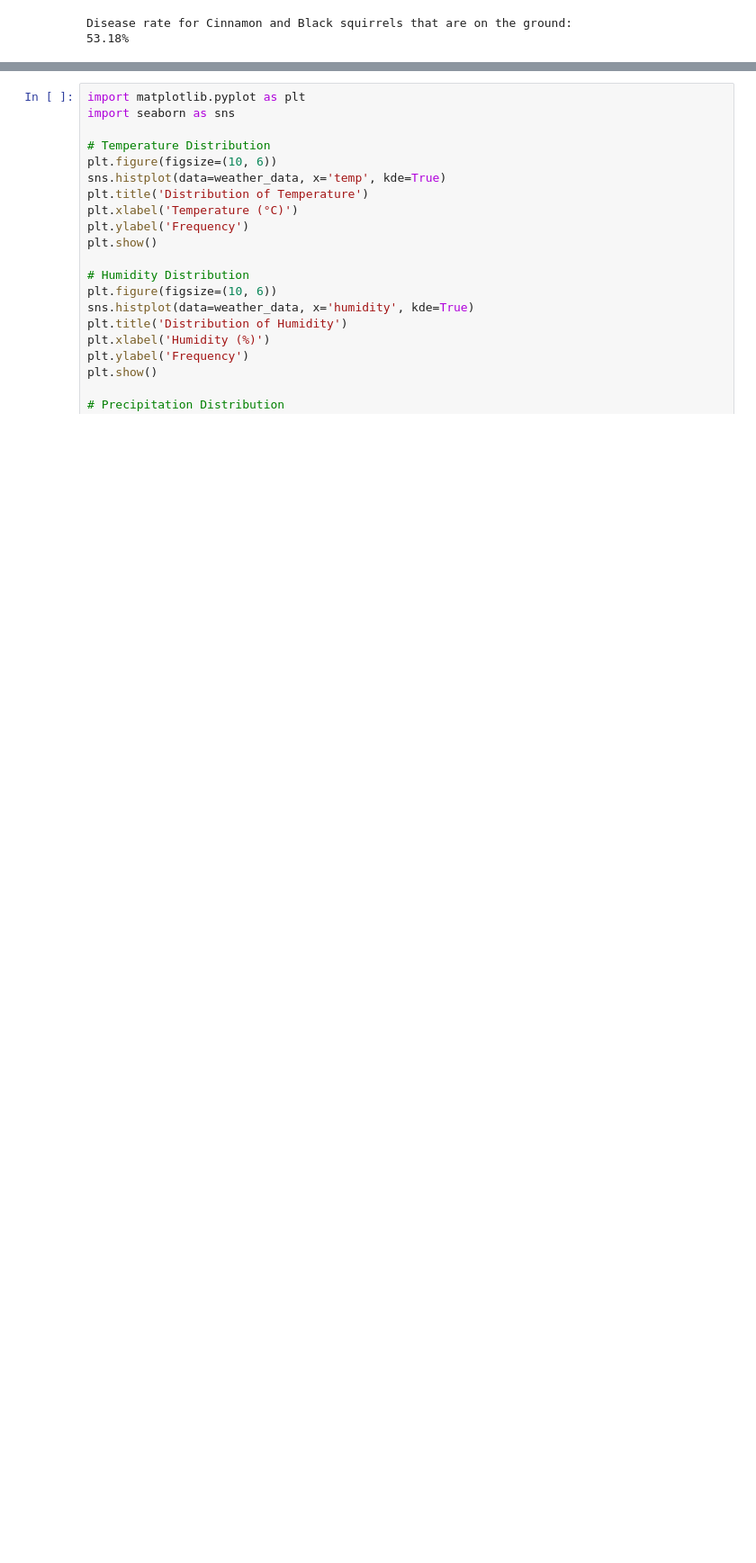
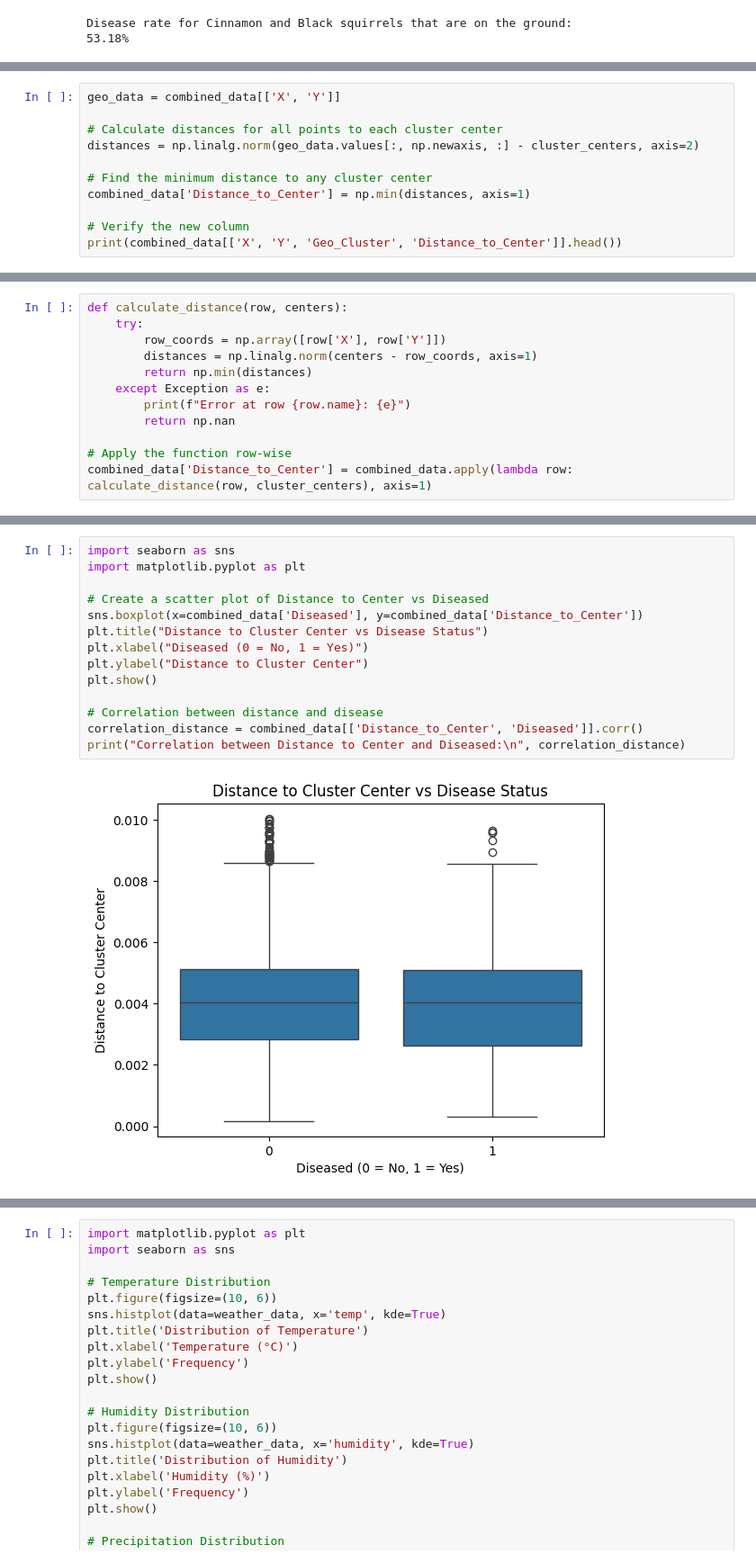
Before and after one commit to jyounes23/Nutosis, a Jupyter notebook: P2-Nutosis/Nutosis.ipynb, the cells around one changed output, grey strips where cells are left out. Shown at 90% size. Saved outputs shown, nothing was run; the diff lists cells and outputs as text; blank space fills up the shorter version.

Commit message:
Added another correlation + column

```diff
--- a/P2-Nutosis/Nutosis.ipynb
+++ b/P2-Nutosis/Nutosis.ipynb
@@ -887,0 +937,11 @@ Disease rate for Cinnamon and Black squirrels that are on the ground:
+# %%
+geo_data = combined_data[['X', 'Y']]
+
+# Calculate distances for all points to each cluster center
+distances = np.linalg.norm(geo_data.values[:, np.newaxis, :] - cluster_centers, axis=2)
+
+# Find the minimum distance to any cluster center
+combined_data['Distance_to_Center'] = np.min(distances, axis=1)
+
+# Verify the new column
+print(combined_data[['X', 'Y', 'Geo_Cluster', 'Distance_to_Center']].head())
@@ -887,0 +955,12 @@ Disease rate for Cinnamon and Black squirrels that are on the ground:
+# %%
+def calculate_distance(row, centers):
+    try:
+        row_coords = np.array([row['X'], row['Y']])
+        distances = np.linalg.norm(centers - row_coords, axis=1)
+        return np.min(distances)
+    except Exception as e:
+        print(f"Error at row {row.name}: {e}")
+        return np.nan
+
+# Apply the function row-wise
+combined_data['Distance_to_Center'] = combined_data.apply(lambda row: calculate_distance(row, cluster_centers), axis=1)
@@ -887,0 +978,16 @@ Disease rate for Cinnamon and Black squirrels that are on the ground:
+# %%
+import seaborn as sns
+import matplotlib.pyplot as plt
+
+# Create a scatter plot of Distance to Center vs Diseased
+sns.boxplot(x=combined_data['Diseased'], y=combined_data['Distance_to_Center'])
+plt.title("Distance to Cluster Center vs Disease Status")
+plt.xlabel("Diseased (0 = No, 1 = Yes)")
+plt.ylabel("Distance to Cluster Center")
+plt.show()
+
+# Correlation between distance and disease
+correlation_distance = combined_data[['Distance_to_Center', 'Diseased']].corr()
+print("Correlation between Distance to Center and Diseased:\n", correlation_distance)
+# %% [output]
+[figure, added]
```
Also changed, not shown: parts of 17 cells of this notebook.
